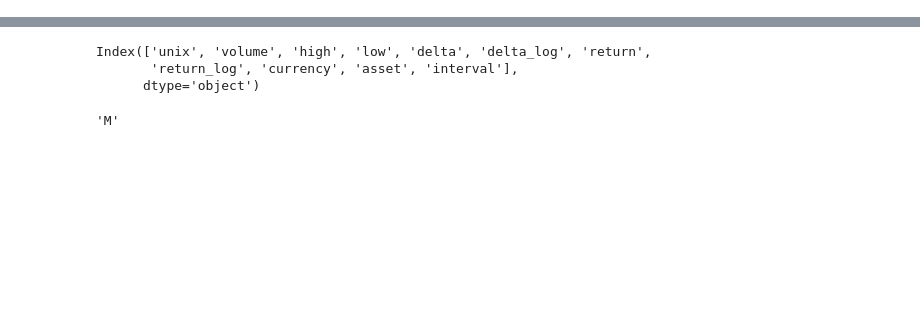
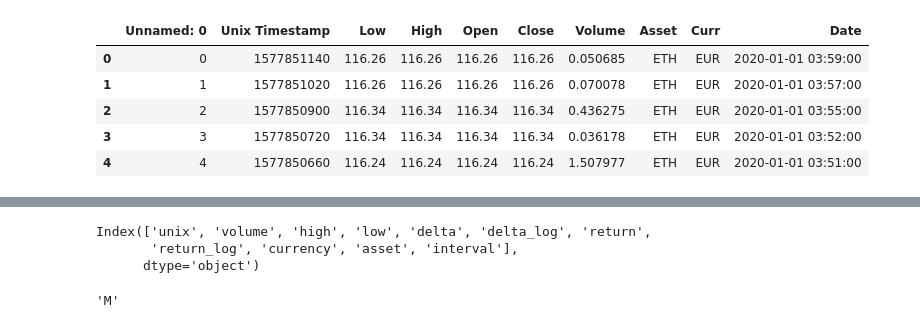
Before and after one commit to weberkry/MOM_Crypto_Bot, a Jupyter notebook: crypto_risk_analytics/src/data_fetch/HistoricalData_to_InfluxDB.ipynb, the cells around one changed output, grey strips where cells are left out. Saved outputs shown, nothing was run; the diff lists cells and outputs as text; code cells hidden in the pictures; blank space fills up the shorter version.

```diff
--- a/crypto_risk_analytics/src/data_fetch/HistoricalData_to_InfluxDB.ipynb
+++ b/crypto_risk_analytics/src/data_fetch/HistoricalData_to_InfluxDB.ipynb
@@ -42,0 +54,10 @@ See the caveats in the documentation: https://pandas.pydata.org/pandas-docs/stab
+# %%
+DF = pd.read_csv(f"historical_data/2020_m_{c}_to_EUR.csv")
+DF.head()
+# %% [output]
+|  | Unnamed: 0 | Unix Timestamp | Low | High | Open | Close | Volume | Asset | Curr | Date |
+| 0 | 0 | 1577851140 | 116.26 | 116.26 | 116.26 | 116.26 | 0.050685 | ETH | EUR | 2020-01-01 03:59:00 |
+| 1 | 1 | 1577851020 | 116.26 | 116.26 | 116.26 | 116.26 | 0.070078 | ETH | EUR | 2020-01-01 03:57:00 |
+| 2 | 2 | 1577850900 | 116.34 | 116.34 | 116.34 | 116.34 | 0.436275 | ETH | EUR | 2020-01-01 03:55:00 |
+| 3 | 3 | 1577850720 | 116.34 | 116.34 | 116.34 | 116.34 | 0.036178 | ETH | EUR | 2020-01-01 03:52:00 |
+| 4 | 4 | 1577850660 | 116.24 | 116.24 | 116.24 | 116.24 | 1.507977 | ETH | EUR | 2020-01-01 03:51:00 |
```
Also changed, not shown: parts of 10 cells of this notebook, 1 other file.
